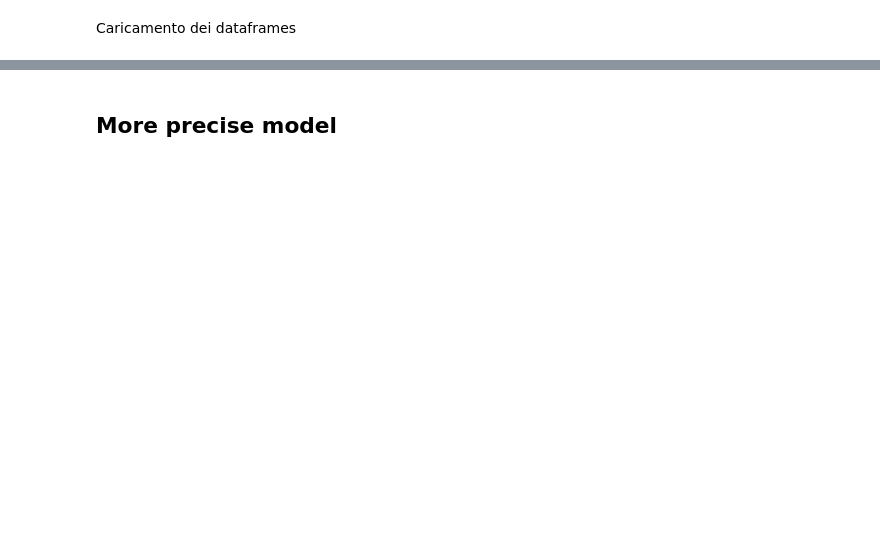
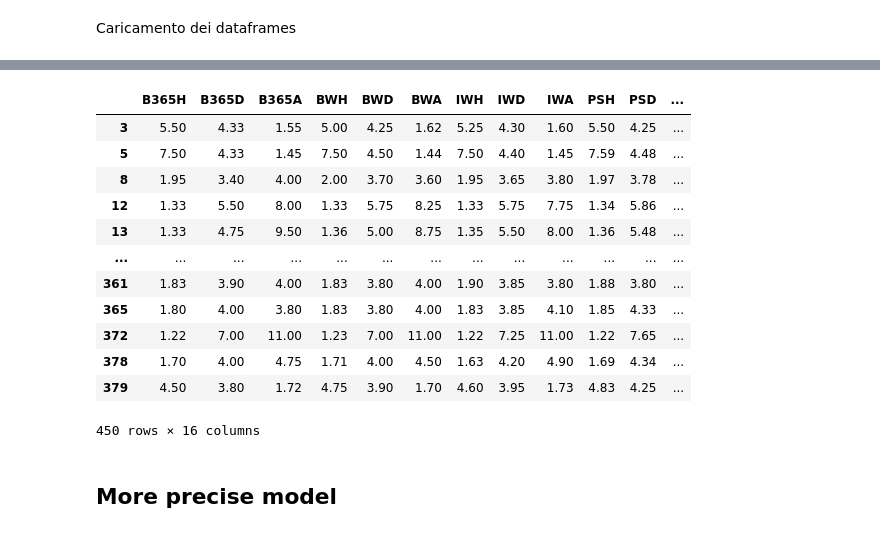
Before and after one commit to lorenzo-arcioni/soccer_stats, a Jupyter notebook: Serie-A_stats.ipynb, the cells around one changed output, grey strips where cells are left out. Cells and saved outputs as stored; diff of their text form; code cells hidden in the pictures; blank space fills up the shorter version.

```diff
--- a/Serie-A_stats.ipynb
+++ b/Serie-A_stats.ipynb
@@ -241,8 +251,8 @@ df_2.head()
 # %%
-df_2.income_index.fillna(0, inplace=True)
+df.income_index.fillna(0, inplace=True)
 # %%
 features = ['B365H', 'B365D', 'B365A']
 target = ['income_index']
 # %%
-df_2.dropna(inplace=True)
+df.dropna(inplace=True)
 # %%
@@ -303,3 +356,19 @@ weighted avg       0.89      0.89      0.89        38
+# %%
+df[df['B365H'] == df['WHH']].loc[:, 'B365H':'VCH']
+# %% [output]
+|  | B365H | B365D | B365A | BWH | BWD | BWA | IWH | IWD | IWA | PSH | PSD | ... |
+| 3 | 5.50 | 4.33 | 1.55 | 5.00 | 4.25 | 1.62 | 5.25 | 4.30 | 1.60 | 5.50 | 4.25 | ... |
+| 5 | 7.50 | 4.33 | 1.45 | 7.50 | 4.50 | 1.44 | 7.50 | 4.40 | 1.45 | 7.59 | 4.48 | ... |
+| 8 | 1.95 | 3.40 | 4.00 | 2.00 | 3.70 | 3.60 | 1.95 | 3.65 | 3.80 | 1.97 | 3.78 | ... |
+| 12 | 1.33 | 5.50 | 8.00 | 1.33 | 5.75 | 8.25 | 1.33 | 5.75 | 7.75 | 1.34 | 5.86 | ... |
+| 13 | 1.33 | 4.75 | 9.50 | 1.36 | 5.00 | 8.75 | 1.35 | 5.50 | 8.00 | 1.36 | 5.48 | ... |
+| ... | ... | ... | ... | ... | ... | ... | ... | ... | ... | ... | ... | ... |
+| 361 | 1.83 | 3.90 | 4.00 | 1.83 | 3.80 | 4.00 | 1.90 | 3.85 | 3.80 | 1.88 | 3.80 | ... |
+| 365 | 1.80 | 4.00 | 3.80 | 1.83 | 3.80 | 4.00 | 1.83 | 3.85 | 4.10 | 1.85 | 4.33 | ... |
+| 372 | 1.22 | 7.00 | 11.00 | 1.23 | 7.00 | 11.00 | 1.22 | 7.25 | 11.00 | 1.22 | 7.65 | ... |
+| 378 | 1.70 | 4.00 | 4.75 | 1.71 | 4.00 | 4.50 | 1.63 | 4.20 | 4.90 | 1.69 | 4.34 | ... |
+| 379 | 4.50 | 3.80 | 1.72 | 4.75 | 3.90 | 1.70 | 4.60 | 3.95 | 1.73 | 4.83 | 4.25 | ... |
+450 rows × 16 columns
 # %% [markdown]
 ## More precise model
 # %%
```
Also changed, not shown: parts of 20 cells of this notebook, 2 other files.
